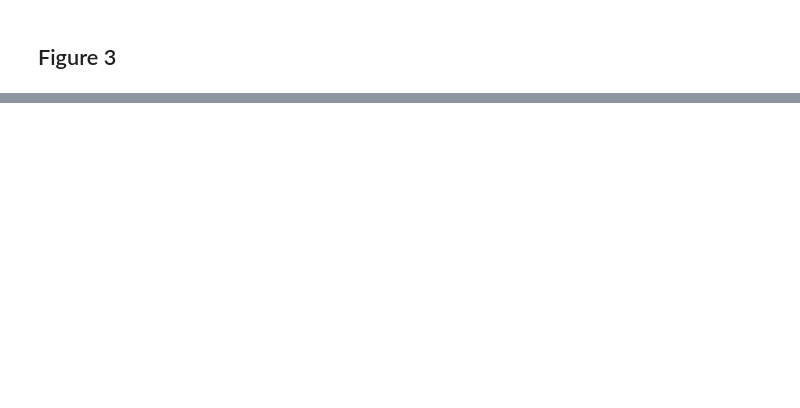
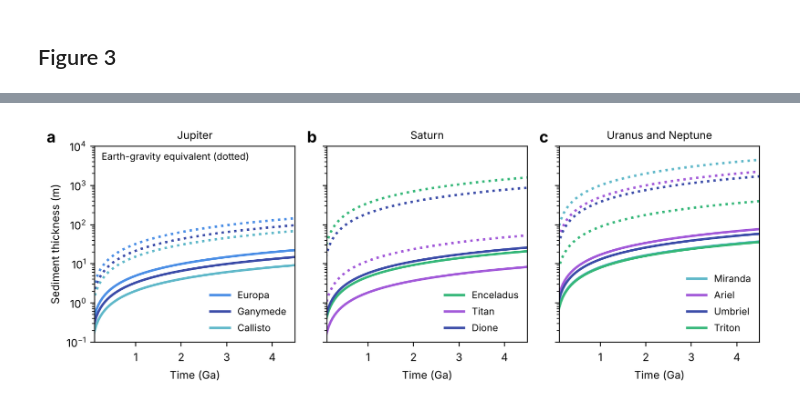
Before and after one commit to tectonic-hydrology/OW_seds, a Jupyter notebook: Figures_for_Randolph_Flagg_et_al_GRL_2025.ipynb, the cells around one changed output, grey strips where cells are left out. Saved outputs shown, nothing was run; the diff lists cells and outputs as text; code cells hidden in the pictures; blank space fills up the shorter version.

```diff
--- a/Figures_for_Randolph_Flagg_et_al_GRL_2025.ipynb
+++ b/Figures_for_Randolph_Flagg_et_al_GRL_2025.ipynb
@@ -1249,0 +1290,25 @@ Enceladus g = 0.01  0.1 m/yr reached at 0.01 m
+# %%
+# Fig. S (thickness): Case A equivalent sediment thickness (solid) and Earth-gravity equivalent (dotted), all ten bodies
+body_color = {'Europa': '#4C8FE6', 'Ganymede': '#3B4CA8', 'Callisto': '#5FB8C9',
+              'Enceladus': '#35B779', 'Titan': '#A259D9', 'Dione': '#3B4CA8',
+              'Miranda': '#5FB8C9', 'Ariel': '#A259D9', 'Umbriel': '#3B4CA8', 'Triton': '#35B779'}
+sup_groups = [('Jupiter', ['Europa', 'Ganymede', 'Callisto']), ('Saturn', ['Enceladus', 'Titan', 'Dione']),
+              ('Uranus and Neptune', ['Miranda', 'Ariel', 'Umbriel', 'Triton'])]
+plt.rcParams.update({'font.size': 9})
+fig, axs = plt.subplots(1, 3, figsize=(8.5, 3.2), sharey=True)
+for ax, (title, bodies) in zip(axs, sup_groups):
+    for b in bodies:
+        s = globals()['s_%s_A' % b]
+        ax.plot(time, s, color=body_color[b], linewidth=2, label=b)
+        ax.plot(time, s * 9.81 / g_sf[b], color=body_color[b], linewidth=2, linestyle='dotted')
+    ax.set_yscale('log'); ax.set_xlim(0.1, 4.5); ax.set_ylim(1e-1, 1e4)
+    ax.set_title(title, fontsize=9); ax.set_xlabel('Time (Ga)')
+    ax.legend(loc='lower right', fontsize=8, frameon=False)
+axs[0].set_ylabel('Sediment thickness (m)')
+axs[0].text(0.25, 4.5e3, 'Earth-gravity equivalent (dotted)', fontsize=8)
+plt.tight_layout(); plt.subplots_adjust(wspace=0.16)
+for ax, lab in zip(axs, 'abc'):
+    ax.text(-0.1 if lab != 'a' else -0.24, 1.0, lab, transform=ax.transAxes, fontsize=13, weight='bold', va='bottom')
+plt.savefig('FigS_sediment_thickness_all.png', dpi=600); plt.savefig('FigS_sediment_thickness_all.pdf'); plt.show()
+# %% [output]
+[figure, added]
```
Also changed, not shown: parts of 10 cells of this notebook.
